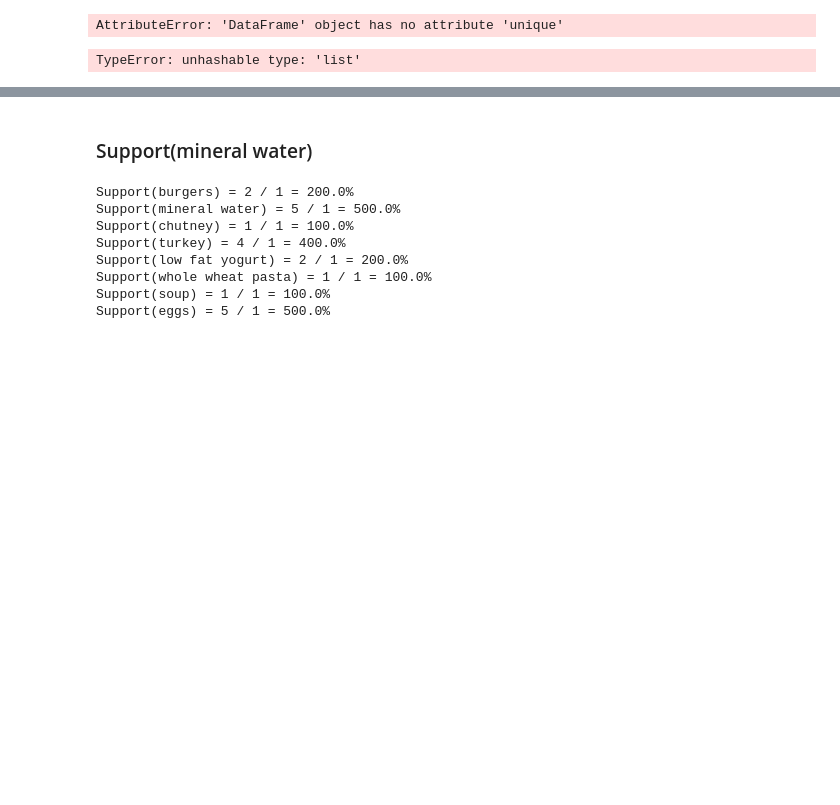
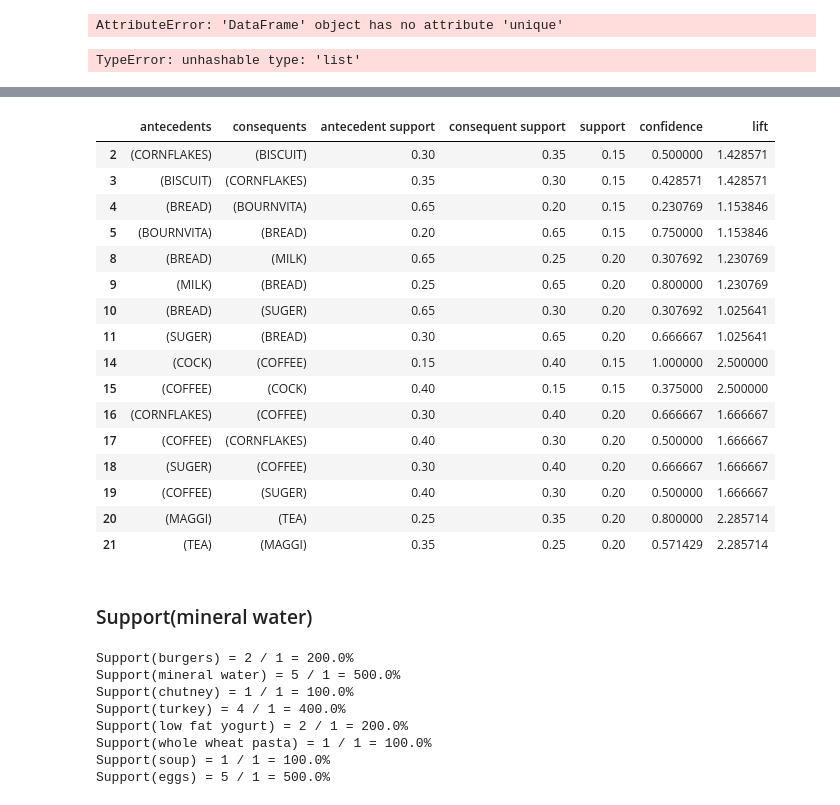
Before and after one commit to ravaldipak/ML, a Jupyter notebook: ML/APriori Algorithm/APriori Algorithm.ipynb, the cells around one changed output, grey strips where cells are left out. Drawn from its saved outputs; the diff is of its cells as text; code cells hidden in the pictures; blank space fills up the shorter version.

```diff
--- a/ML/APriori Algorithm/APriori Algorithm.ipynb
+++ b/ML/APriori Algorithm/APriori Algorithm.ipynb
@@ -71,3 +301,25 @@ TypeError: unhashable type: 'list'
+# %%
+store_association_new2=store_association_new[store_association_new['lift']>=1]
+
+store_association_new2
+# %% [output]
+|  | antecedents | consequents | antecedent support | consequent support | support | confidence | lift |
+| 2 | (CORNFLAKES) | (BISCUIT) | 0.30 | 0.35 | 0.15 | 0.500000 | 1.428571 |
+| 3 | (BISCUIT) | (CORNFLAKES) | 0.35 | 0.30 | 0.15 | 0.428571 | 1.428571 |
+| 4 | (BREAD) | (BOURNVITA) | 0.65 | 0.20 | 0.15 | 0.230769 | 1.153846 |
+| 5 | (BOURNVITA) | (BREAD) | 0.20 | 0.65 | 0.15 | 0.750000 | 1.153846 |
+| 8 | (BREAD) | (MILK) | 0.65 | 0.25 | 0.20 | 0.307692 | 1.230769 |
+| 9 | (MILK) | (BREAD) | 0.25 | 0.65 | 0.20 | 0.800000 | 1.230769 |
+| 10 | (BREAD) | (SUGER) | 0.65 | 0.30 | 0.20 | 0.307692 | 1.025641 |
+| 11 | (SUGER) | (BREAD) | 0.30 | 0.65 | 0.20 | 0.666667 | 1.025641 |
+| 14 | (COCK) | (COFFEE) | 0.15 | 0.40 | 0.15 | 1.000000 | 2.500000 |
+| 15 | (COFFEE) | (COCK) | 0.40 | 0.15 | 0.15 | 0.375000 | 2.500000 |
+| 16 | (CORNFLAKES) | (COFFEE) | 0.30 | 0.40 | 0.20 | 0.666667 | 1.666667 |
+| 17 | (COFFEE) | (CORNFLAKES) | 0.40 | 0.30 | 0.20 | 0.500000 | 1.666667 |
+| 18 | (SUGER) | (COFFEE) | 0.30 | 0.40 | 0.20 | 0.666667 | 1.666667 |
+| 19 | (COFFEE) | (SUGER) | 0.40 | 0.30 | 0.20 | 0.500000 | 1.666667 |
+| 20 | (MAGGI) | (TEA) | 0.25 | 0.35 | 0.20 | 0.800000 | 2.285714 |
+| 21 | (TEA) | (MAGGI) | 0.35 | 0.25 | 0.20 | 0.571429 | 2.285714 |
 # %% [markdown]
 ### Support(mineral water)
 # %%
```
Also changed, not shown: parts of 14 cells of this notebook, 6 other files.
